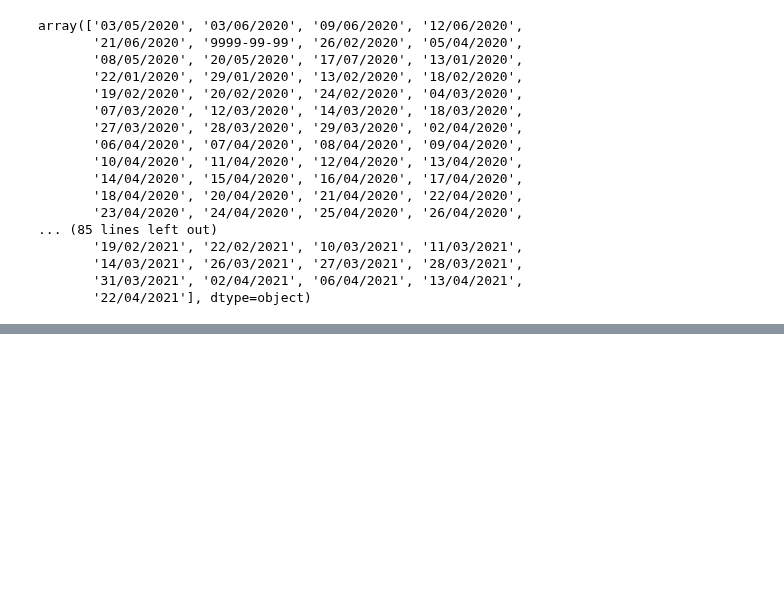
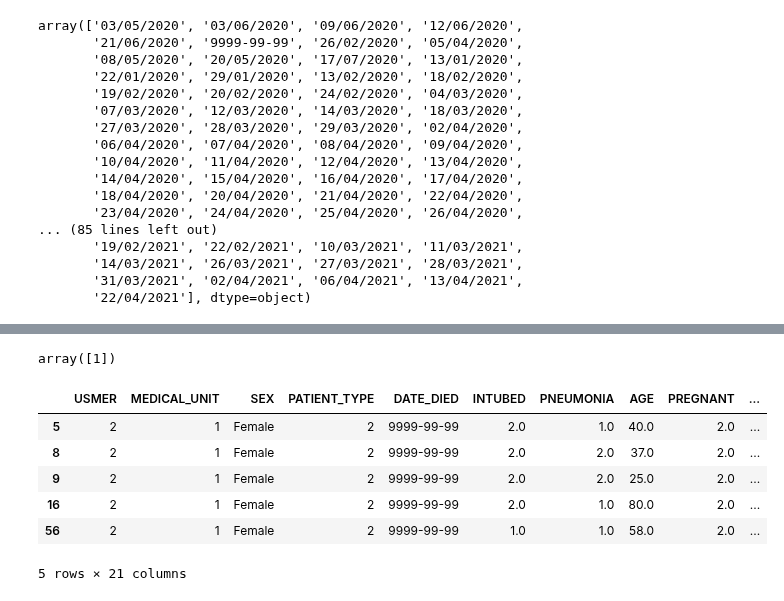
Before and after one commit to matheuspfferreira/python_data_science, a Jupyter notebook: Covid - 07/notebook/nb_covid.ipynb, the cells around one changed output, grey strips where cells are left out. Cells and saved outputs as stored; diff of their text form; code cells hidden in the pictures; blank space fills up the shorter version.

```diff
--- a/Covid - 07/notebook/nb_covid.ipynb
+++ b/Covid - 07/notebook/nb_covid.ipynb
@@ -88,0 +117,17 @@ array(['03/05/2020', '03/06/2020', '09/06/2020', '12/06/2020',
+# %%
+# Obtendo os valores da coluna de gênero
+dados['SEX'].unique()
+# %% [output]
+array([1])
+# %%
+# Trocando os valores da coluna de gênero por 'object' (string)
+dados['SEX'] = dados['SEX'].apply(lambda x: 'Female' if x == 1 else 'Man')
+dados.head()
+# %% [output]
+|  | USMER | MEDICAL_UNIT | SEX | PATIENT_TYPE | DATE_DIED | INTUBED | PNEUMONIA | AGE | PREGNANT | ... |
+| 5 | 2 | 1 | Female | 2 | 9999-99-99 | 2.0 | 1.0 | 40.0 | 2.0 | ... |
+| 8 | 2 | 1 | Female | 2 | 9999-99-99 | 2.0 | 2.0 | 37.0 | 2.0 | ... |
+| 9 | 2 | 1 | Female | 2 | 9999-99-99 | 2.0 | 2.0 | 25.0 | 2.0 | ... |
+| 16 | 2 | 1 | Female | 2 | 9999-99-99 | 2.0 | 1.0 | 80.0 | 2.0 | ... |
+| 56 | 2 | 1 | Female | 2 | 9999-99-99 | 1.0 | 1.0 | 58.0 | 2.0 | ... |
+5 rows × 21 columns
```
Also changed, not shown: parts of 6 cells of this notebook.
